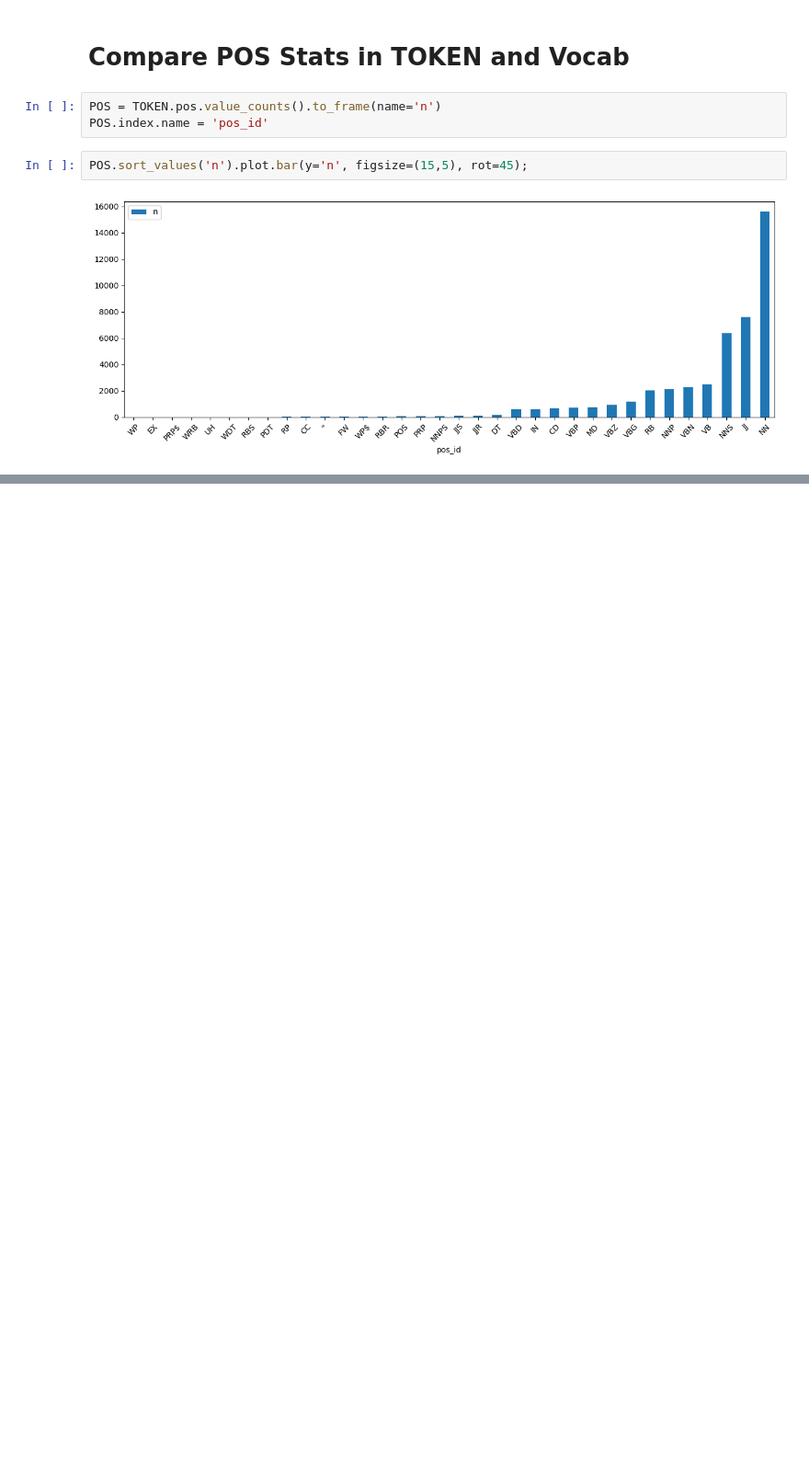
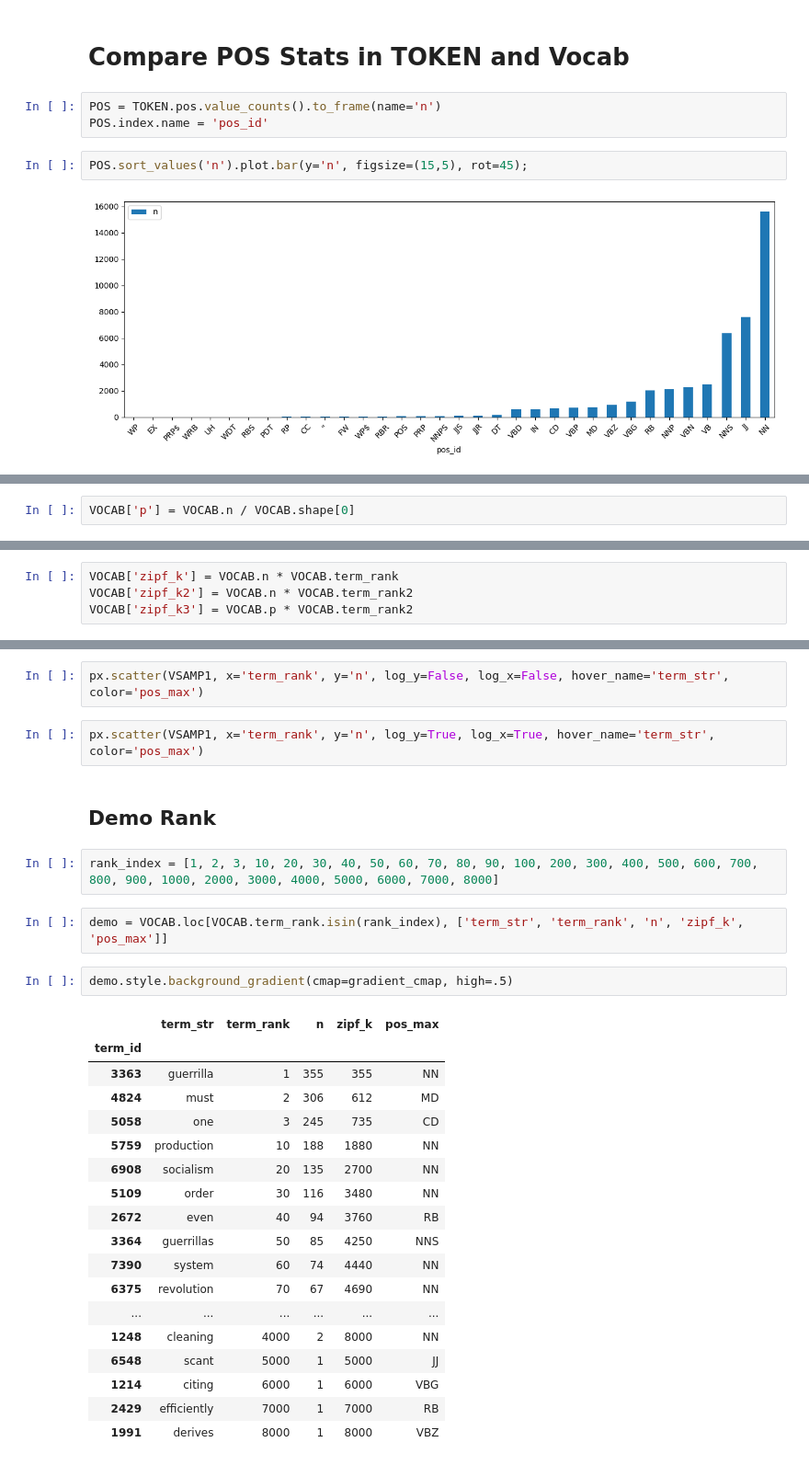
Before and after one commit to smasefi/NLP_Final_Project, a Jupyter notebook: main.ipynb, the cells around one changed output, grey strips where cells are left out. Shown at 92% size. Cells and saved outputs as stored; diff of their text form; blank space fills up the shorter version.

Commit message:
cleaning up

```diff
--- a/main.ipynb
+++ b/main.ipynb
@@ -133,0 +182,2 @@ POS.sort_values('n').plot.bar(y='n', figsize=(15,5), rot=45);
+# %%
+VOCAB['p'] = VOCAB.n / VOCAB.shape[0]
@@ -133,0 +186,4 @@ POS.sort_values('n').plot.bar(y='n', figsize=(15,5), rot=45);
+# %%
+VOCAB['zipf_k'] = VOCAB.n * VOCAB.term_rank
+VOCAB['zipf_k2'] = VOCAB.n * VOCAB.term_rank2
+VOCAB['zipf_k3'] = VOCAB.p * VOCAB.term_rank2
@@ -133,0 +242,31 @@ POS.sort_values('n').plot.bar(y='n', figsize=(15,5), rot=45);
+# %%
+px.scatter(VSAMP1, x='term_rank', y='n', log_y=False, log_x=False, hover_name='term_str', color='pos_max')
+# %%
+px.scatter(VSAMP1, x='term_rank', y='n', log_y=True, log_x=True, hover_name='term_str', color='pos_max')
+# %% [markdown]
+## Demo Rank
+# %%
+rank_index = [1, 2, 3, 10, 20, 30, 40, 50, 60, 70, 80, 90, 100, 200, 300, 400, 500, 600, 700, 800, 900, 1000, 2000, 3000, 4000, 5000, 6000, 7000, 8000]
+# %%
+demo = VOCAB.loc[VOCAB.term_rank.isin(rank_index), ['term_str', 'term_rank', 'n', 'zipf_k', 'pos_max']]
+# %%
+demo.style.background_gradient(cmap=gradient_cmap, high=.5)
+# %% [output]
+|  | term_str | term_rank | n | zipf_k | pos_max |
+| term_id |  |  |  |  |  |
+| 3363 | guerrilla | 1 | 355 | 355 | NN |
+| 4824 | must | 2 | 306 | 612 | MD |
+| 5058 | one | 3 | 245 | 735 | CD |
+| 5759 | production | 10 | 188 | 1880 | NN |
+| 6908 | socialism | 20 | 135 | 2700 | NN |
+| 5109 | order | 30 | 116 | 3480 | NN |
+| 2672 | even | 40 | 94 | 3760 | RB |
+| 3364 | guerrillas | 50 | 85 | 4250 | NNS |
+| 7390 | system | 60 | 74 | 4440 | NN |
+| 6375 | revolution | 70 | 67 | 4690 | NN |
+| ... | ... | ... | ... | ... | ... |
+| 1248 | cleaning | 4000 | 2 | 8000 | NN |
+| 6548 | scant | 5000 | 1 | 5000 | JJ |
+| 1214 | citing | 6000 | 1 | 6000 | VBG |
+| 2429 | efficiently | 7000 | 1 | 7000 | RB |
+| 1991 | derives | 8000 | 1 | 8000 | VBZ |
```
Also changed, not shown: parts of 50 cells of this notebook, 1 other file.
